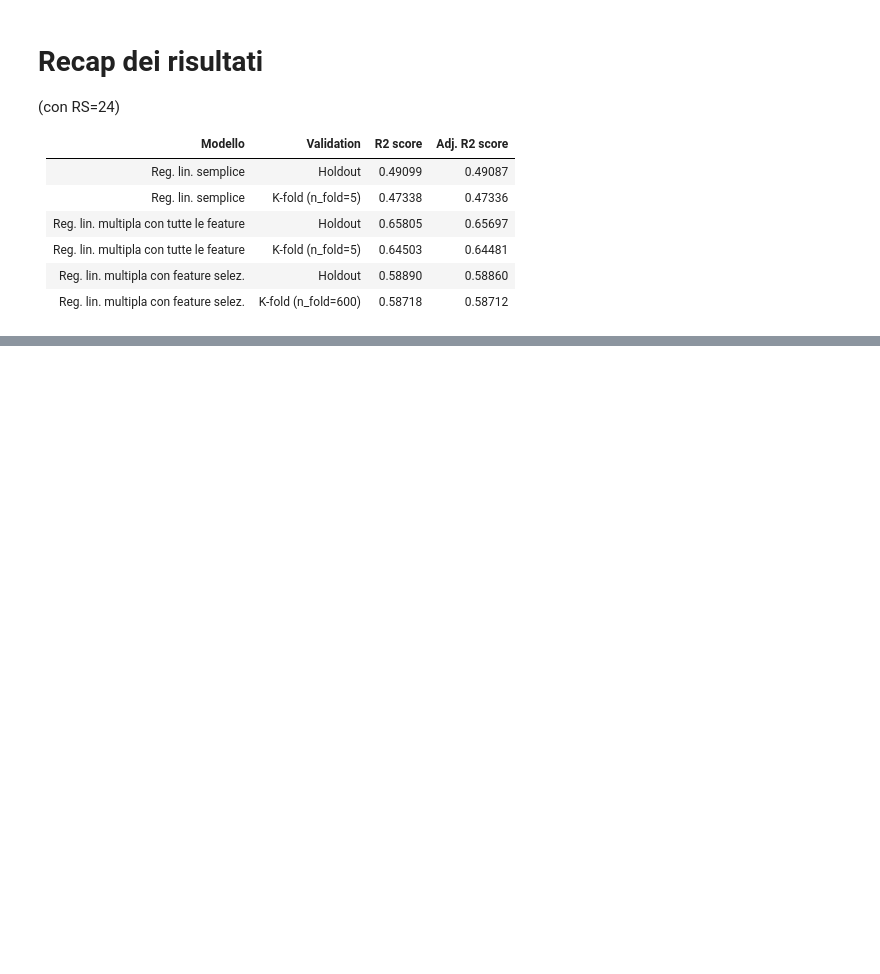
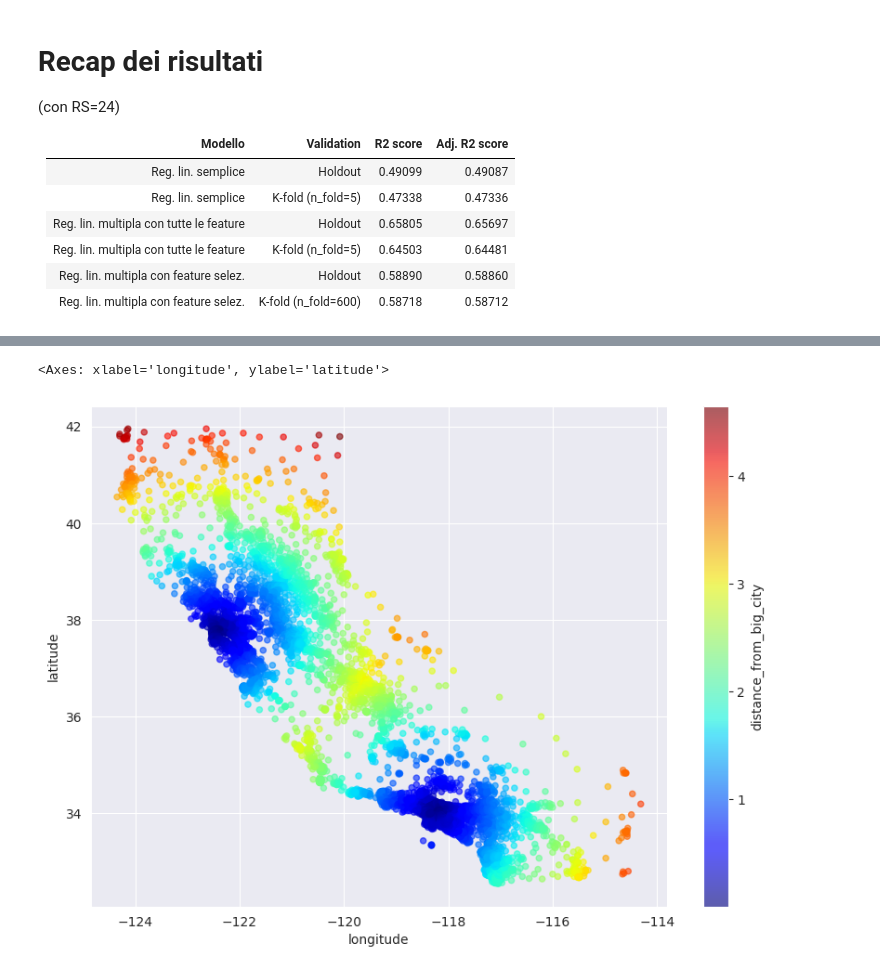
Before and after one commit to argnaan/ProgettoLabSwTlc, a Jupyter notebook: jupyterNB.ipynb, the cells around one changed output, grey strips where cells are left out. Drawn from its saved outputs; the diff is of its cells as text; code cells hidden in the pictures; blank space fills up the shorter version.

```diff
--- a/jupyterNB.ipynb
+++ b/jupyterNB.ipynb
@@ -333,0 +341,13 @@ prestazioni(y_hat, Y_test)
+# %%
+san_francisco_coord = [-122.4194, 37.7749]
+los_angeles_coord = [-118.2437, 34.0522]
+# %%
+df_new = df.copy(deep=True)
+df_new['distance_from_SF'] = np.sqrt((df['longitude'] - san_francisco_coord[0])**2 + (df['latitude'] - san_francisco_coord[1])**2)
+df_new['distance_from_LA'] = np.sqrt((df['longitude'] - los_angeles_coord[0])**2 + (df['latitude'] - los_angeles_coord[1])**2)
+df_new['distance_from_big_city'] = df_new[['distance_from_SF', 'distance_from_LA']].min(axis=1)
+# %%
+df_new.plot(kind="scatter", x="longitude",y="latitude", c="distance_from_big_city", cmap="jet", colorbar=True, legend=True, sharex=False, figsize=(10,7), alpha=0.6)
+# %% [output]
+<Axes: xlabel='longitude', ylabel='latitude'>
+[figure, added]
```
Also changed, not shown: parts of 5 cells of this notebook.
